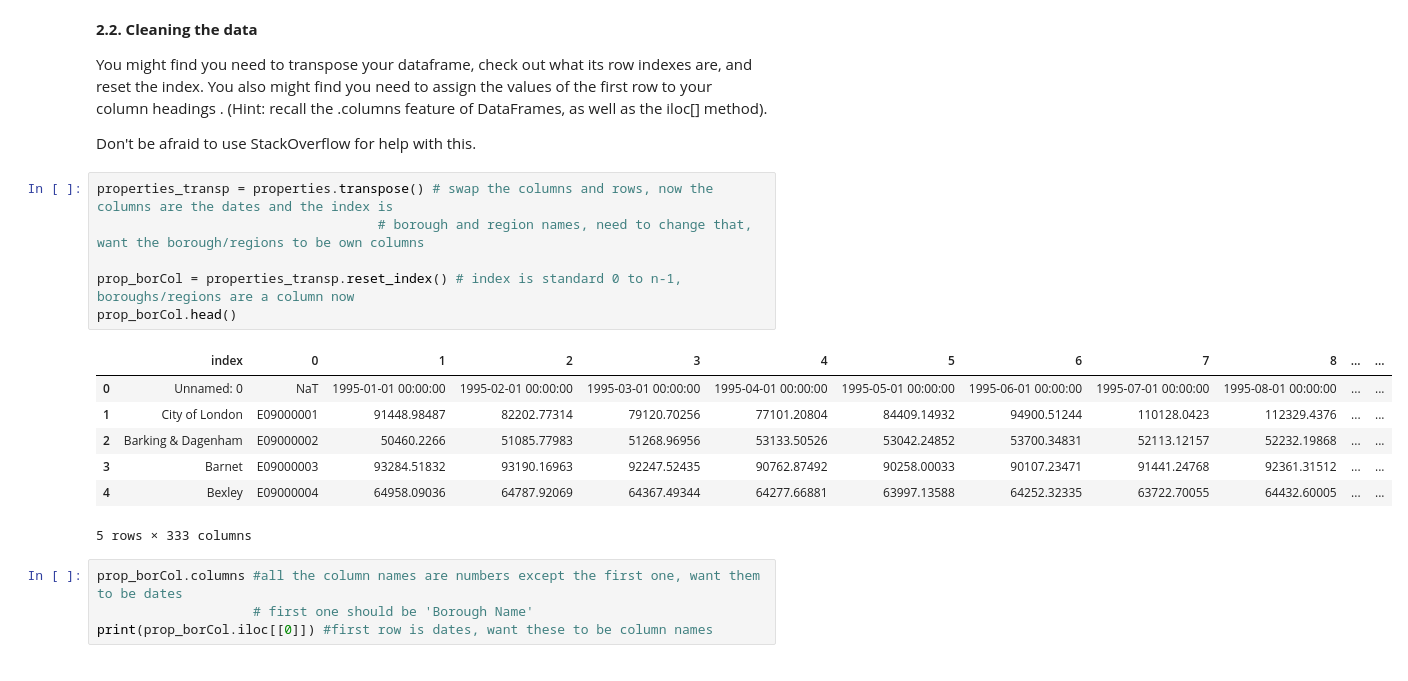
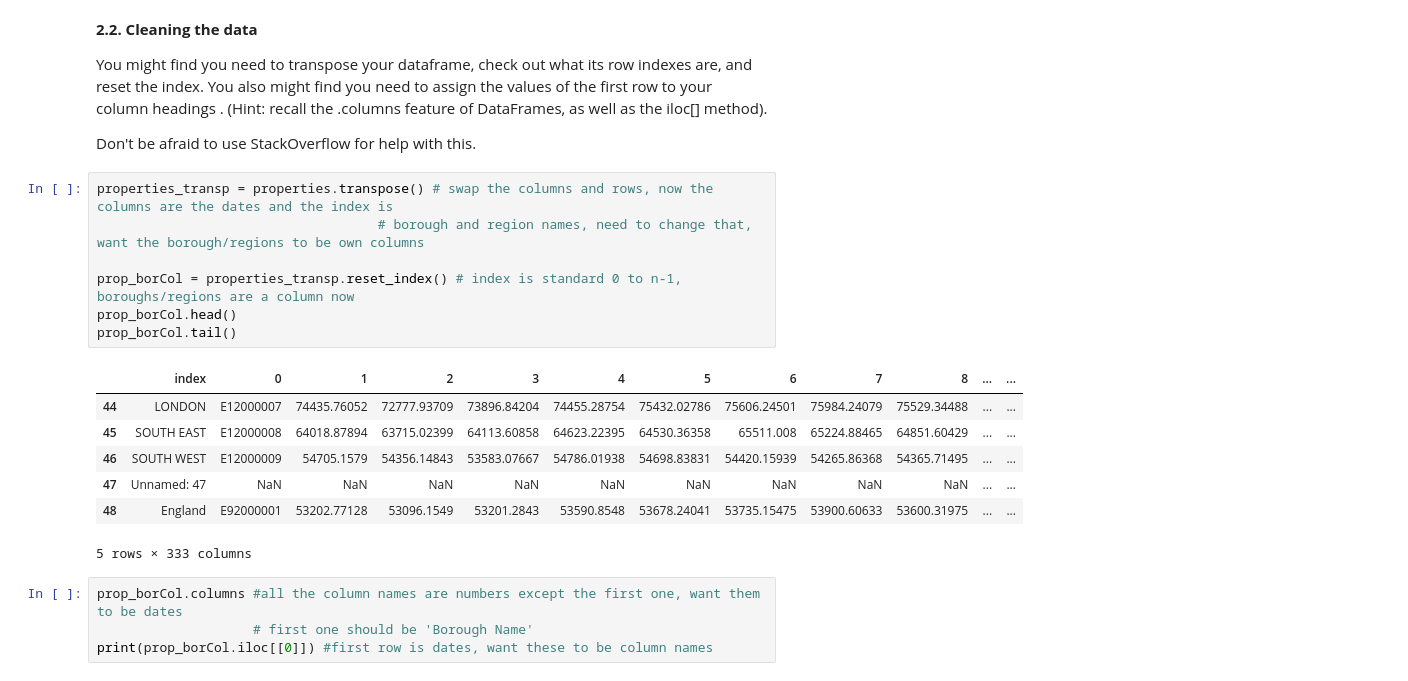
Before and after one commit to GwenToves/SpringBoard, a Jupyter notebook: Unit 4 Challenge - Tier 3.ipynb, the cells around one changed output. Cells and saved outputs as stored; diff of their text form.

```diff
--- a/Unit 4 Challenge - Tier 3.ipynb
+++ b/Unit 4 Challenge - Tier 3.ipynb
@@ -183,16 +190,17 @@ Don't be afraid to use StackOverflow for help  with this.
 # %%
 properties_transp = properties.transpose() # swap the columns and rows, now the columns are the dates and the index is
                                     # borough and region names, need to change that, want the borough/regions to be own columns
 
 prop_borCol = properties_transp.reset_index() # index is standard 0 to n-1, boroughs/regions are a column now
 prop_borCol.head()
+prop_borCol.tail()
 # %% [output]
 |  | index | 0 | 1 | 2 | 3 | 4 | 5 | 6 | 7 | 8 | ... | ... |
-| 0 | Unnamed: 0 | NaT | 1995-01-01 00:00:00 | 1995-02-01 00:00:00 | 1995-03-01 00:00:00 | 1995-04-01 00:00:00 | 1995-05-01 00:00:00 | 1995-06-01 00:00:00 | 1995-07-01 00:00:00 | 1995-08-01 00:00:00 | ... | ... |
-| 1 | City of London | E09000001 | 91448.98487 | 82202.77314 | 79120.70256 | 77101.20804 | 84409.14932 | 94900.51244 | 110128.0423 | 112329.4376 | ... | ... |
-| 2 | Barking & Dagenham | E09000002 | 50460.2266 | 51085.77983 | 51268.96956 | 53133.50526 | 53042.24852 | 53700.34831 | 52113.12157 | 52232.19868 | ... | ... |
-| 3 | Barnet | E09000003 | 93284.51832 | 93190.16963 | 92247.52435 | 90762.87492 | 90258.00033 | 90107.23471 | 91441.24768 | 92361.31512 | ... | ... |
-| 4 | Bexley | E09000004 | 64958.09036 | 64787.92069 | 64367.49344 | 64277.66881 | 63997.13588 | 64252.32335 | 63722.70055 | 64432.60005 | ... | ... |
+| 44 | LONDON | E12000007 | 74435.76052 | 72777.93709 | 73896.84204 | 74455.28754 | 75432.02786 | 75606.24501 | 75984.24079 | 75529.34488 | ... | ... |
+| 45 | SOUTH EAST | E12000008 | 64018.87894 | 63715.02399 | 64113.60858 | 64623.22395 | 64530.36358 | 65511.008 | 65224.88465 | 64851.60429 | ... | ... |
+| 46 | SOUTH WEST | E12000009 | 54705.1579 | 54356.14843 | 53583.07667 | 54786.01938 | 54698.83831 | 54420.15939 | 54265.86368 | 54365.71495 | ... | ... |
+| 47 | Unnamed: 47 | NaN | NaN | NaN | NaN | NaN | NaN | NaN | NaN | NaN | ... | ... |
+| 48 | England | E92000001 | 53202.77128 | 53096.1549 | 53201.2843 | 53590.8548 | 53678.24041 | 53735.15475 | 53900.60633 | 53600.31975 | ... | ... |
 5 rows × 333 columns
 # %%
 prop_borCol.columns #all the column names are numbers except the first one, want them to be dates
```
Also changed, not shown: parts of 10 cells of this notebook.
